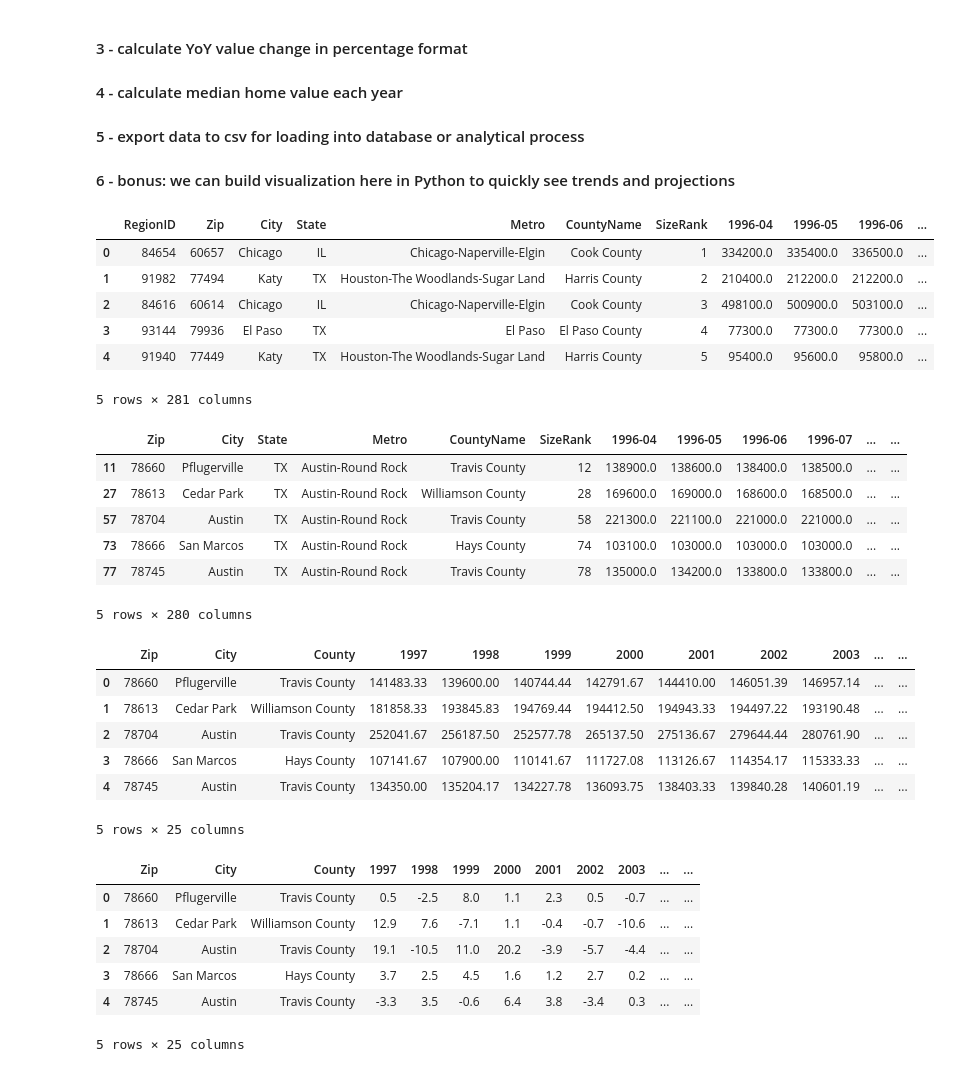
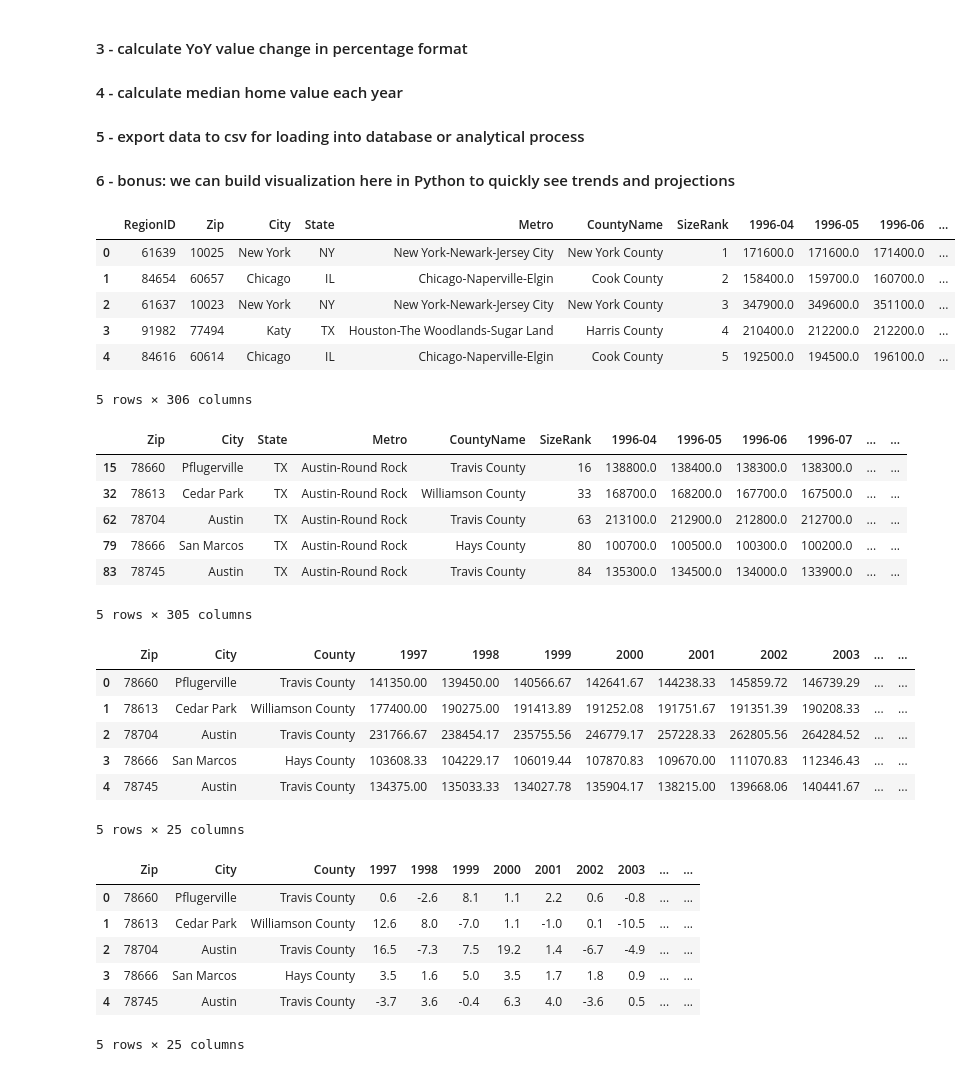
Before and after one commit to wenbin-billy-zhao/Zillow-Data-ETL-Project, a Jupyter notebook: Zillow-Data-ETL.ipynb, the cells around one changed output. Drawn from its saved outputs; the diff is of its cells as text; code cells hidden in the pictures.

```diff
--- a/Zillow-Data-ETL.ipynb
+++ b/Zillow-Data-ETL.ipynb
@@ -14,21 +14,21 @@ import pandas as pd
 import numpy as np
 # %%
 # original Zillow data set
-inputFile = "data-source/Zip_Zhvi_SingleFamilyResidence.csv"
+inputFile = "data-source/Zip_Zhvi_AllHomes.csv"
 
 csv_reader = pd.read_csv(inputFile, encoding='latin-1')
 
 df = pd.DataFrame(csv_reader)
 df.rename(index=str, columns={'RegionName' : 'Zip'}, inplace = True)
 df.head()
 # %% [output]
 |  | RegionID | Zip | City | State | Metro | CountyName | SizeRank | 1996-04 | 1996-05 | 1996-06 | ... |
-| 0 | 84654 | 60657 | Chicago | IL | Chicago-Naperville-Elgin | Cook County | 1 | 334200.0 | 335400.0 | 336500.0 | ... |
-| 1 | 91982 | 77494 | Katy | TX | Houston-The Woodlands-Sugar Land | Harris County | 2 | 210400.0 | 212200.0 | 212200.0 | ... |
-| 2 | 84616 | 60614 | Chicago | IL | Chicago-Naperville-Elgin | Cook County | 3 | 498100.0 | 500900.0 | 503100.0 | ... |
-| 3 | 93144 | 79936 | El Paso | TX | El Paso | El Paso County | 4 | 77300.0 | 77300.0 | 77300.0 | ... |
-| 4 | 91940 | 77449 | Katy | TX | Houston-The Woodlands-Sugar Land | Harris County | 5 | 95400.0 | 95600.0 | 95800.0 | ... |
+| 0 | 61639 | 10025 | New York | NY | New York-Newark-Jersey City | New York County | 1 | 171600.0 | 171600.0 | 171400.0 | ... |
+| 1 | 84654 | 60657 | Chicago | IL | Chicago-Naperville-Elgin | Cook County | 2 | 158400.0 | 159700.0 | 160700.0 | ... |
+| 2 | 61637 | 10023 | New York | NY | New York-Newark-Jersey City | New York County | 3 | 347900.0 | 349600.0 | 351100.0 | ... |
+| 3 | 91982 | 77494 | Katy | TX | Houston-The Woodlands-Sugar Land | Harris County | 4 | 210400.0 | 212200.0 | 212200.0 | ... |
+| 4 | 84616 | 60614 | Chicago | IL | Chicago-Naperville-Elgin | Cook County | 5 | 192500.0 | 194500.0 | 196100.0 | ... |
-5 rows × 281 columns
+5 rows × 306 columns
 # %%
 # clean up unused columns
 df.drop(columns=['RegionID'], inplace = True)
@@ -37,12 +37,12 @@ df = df.loc[df['Metro'] == 'Austin-Round Rock']
 df.head()
 # %% [output]
 |  | Zip | City | State | Metro | CountyName | SizeRank | 1996-04 | 1996-05 | 1996-06 | 1996-07 | ... | ... |
-| 11 | 78660 | Pflugerville | TX | Austin-Round Rock | Travis County | 12 | 138900.0 | 138600.0 | 138400.0 | 138500.0 | ... | ... |
-| 27 | 78613 | Cedar Park | TX | Austin-Round Rock | Williamson County | 28 | 169600.0 | 169000.0 | 168600.0 | 168500.0 | ... | ... |
-| 57 | 78704 | Austin | TX | Austin-Round Rock | Travis County | 58 | 221300.0 | 221100.0 | 221000.0 | 221000.0 | ... | ... |
-| 73 | 78666 | San Marcos | TX | Austin-Round Rock | Hays County | 74 | 103100.0 | 103000.0 | 103000.0 | 103000.0 | ... | ... |
-| 77 | 78745 | Austin | TX | Austin-Round Rock | Travis County | 78 | 135000.0 | 134200.0 | 133800.0 | 133800.0 | ... | ... |
+| 15 | 78660 | Pflugerville | TX | Austin-Round Rock | Travis County | 16 | 138800.0 | 138400.0 | 138300.0 | 138300.0 | ... | ... |
+| 32 | 78613 | Cedar Park | TX | Austin-Round Rock | Williamson County | 33 | 168700.0 | 168200.0 | 167700.0 | 167500.0 | ... | ... |
+| 62 | 78704 | Austin | TX | Austin-Round Rock | Travis County | 63 | 213100.0 | 212900.0 | 212800.0 | 212700.0 | ... | ... |
+| 79 | 78666 | San Marcos | TX | Austin-Round Rock | Hays County | 80 | 100700.0 | 100500.0 | 100300.0 | 100200.0 | ... | ... |
+| 83 | 78745 | Austin | TX | Austin-Round Rock | Travis County | 84 | 135300.0 | 134500.0 | 134000.0 | 133900.0 | ... | ... |
-5 rows × 280 columns
+5 rows × 305 columns
 # %%
 def avgHomeValue (list):
     return round(sum(list)/len(list),2)
@@ -69,11 +69,11 @@ df1 = df1.reset_index(drop=True)
 df1.head()
 # %% [output]
 |  | Zip | City | County | 1997 | 1998 | 1999 | 2000 | 2001 | 2002 | 2003 | ... | ... |
-| 0 | 78660 | Pflugerville | Travis County | 141483.33 | 139600.00 | 140744.44 | 142791.67 | 144410.00 | 146051.39 | 146957.14 | ... | ... |
-| 1 | 78613 | Cedar Park | Williamson County | 181858.33 | 193845.83 | 194769.44 | 194412.50 | 194943.33 | 194497.22 | 193190.48 | ... | ... |
-| 2 | 78704 | Austin | Travis County | 252041.67 | 256187.50 | 252577.78 | 265137.50 | 275136.67 | 279644.44 | 280761.90 | ... | ... |
-| 3 | 78666 | San Marcos | Hays County | 107141.67 | 107900.00 | 110141.67 | 111727.08 | 113126.67 | 114354.17 | 115333.33 | ... | ... |
-| 4 | 78745 | Austin | Travis County | 134350.00 | 135204.17 | 134227.78 | 136093.75 | 138403.33 | 139840.28 | 140601.19 | ... | ... |
+| 0 | 78660 | Pflugerville | Travis County | 141350.00 | 139450.00 | 140566.67 | 142641.67 | 144238.33 | 145859.72 | 146739.29 | ... | ... |
+| 1 | 78613 | Cedar Park | Williamson County | 177400.00 | 190275.00 | 191413.89 | 191252.08 | 191751.67 | 191351.39 | 190208.33 | ... | ... |
+| 2 | 78704 | Austin | Travis County | 231766.67 | 238454.17 | 235755.56 | 246779.17 | 257228.33 | 262805.56 | 264284.52 | ... | ... |
+| 3 | 78666 | San Marcos | Hays County | 103608.33 | 104229.17 | 106019.44 | 107870.83 | 109670.00 | 111070.83 | 112346.43 | ... | ... |
+| 4 | 78745 | Austin | Travis County | 134375.00 | 135033.33 | 134027.78 | 135904.17 | 138215.00 | 139668.06 | 140441.67 | ... | ... |
 5 rows × 25 columns
 # %%
 # function calculating year over year value change in percentage, level of detail to 1 digit after dicimal point
@@ -99,11 +99,11 @@ df2 = df2.reset_index(drop=True)
 df2.head()
 # %% [output]
 |  | Zip | City | County | 1997 | 1998 | 1999 | 2000 | 2001 | 2002 | 2003 | ... | ... |
-| 0 | 78660 | Pflugerville | Travis County | 0.5 | -2.5 | 8.0 | 1.1 | 2.3 | 0.5 | -0.7 | ... | ... |
-| 1 | 78613 | Cedar Park | Williamson County | 12.9 | 7.6 | -7.1 | 1.1 | -0.4 | -0.7 | -10.6 | ... | ... |
-| 2 | 78704 | Austin | Travis County | 19.1 | -10.5 | 11.0 | 20.2 | -3.9 | -5.7 | -4.4 | ... | ... |
-| 3 | 78666 | San Marcos | Hays County | 3.7 | 2.5 | 4.5 | 1.6 | 1.2 | 2.7 | 0.2 | ... | ... |
-| 4 | 78745 | Austin | Travis County | -3.3 | 3.5 | -0.6 | 6.4 | 3.8 | -3.4 | 0.3 | ... | ... |
+| 0 | 78660 | Pflugerville | Travis County | 0.6 | -2.6 | 8.1 | 1.1 | 2.2 | 0.6 | -0.8 | ... | ... |
+| 1 | 78613 | Cedar Park | Williamson County | 12.6 | 8.0 | -7.0 | 1.1 | -1.0 | 0.1 | -10.5 | ... | ... |
+| 2 | 78704 | Austin | Travis County | 16.5 | -7.3 | 7.5 | 19.2 | 1.4 | -6.7 | -4.9 | ... | ... |
+| 3 | 78666 | San Marcos | Hays County | 3.5 | 1.6 | 5.0 | 3.5 | 1.7 | 1.8 | 0.9 | ... | ... |
+| 4 | 78745 | Austin | Travis County | -3.7 | 3.6 | -0.4 | 6.3 | 4.0 | -3.6 | 0.5 | ... | ... |
 5 rows × 25 columns
 # %%
 # export result to output csv file
```
Also changed, not shown: parts of 3 cells of this notebook, 5 other files.
